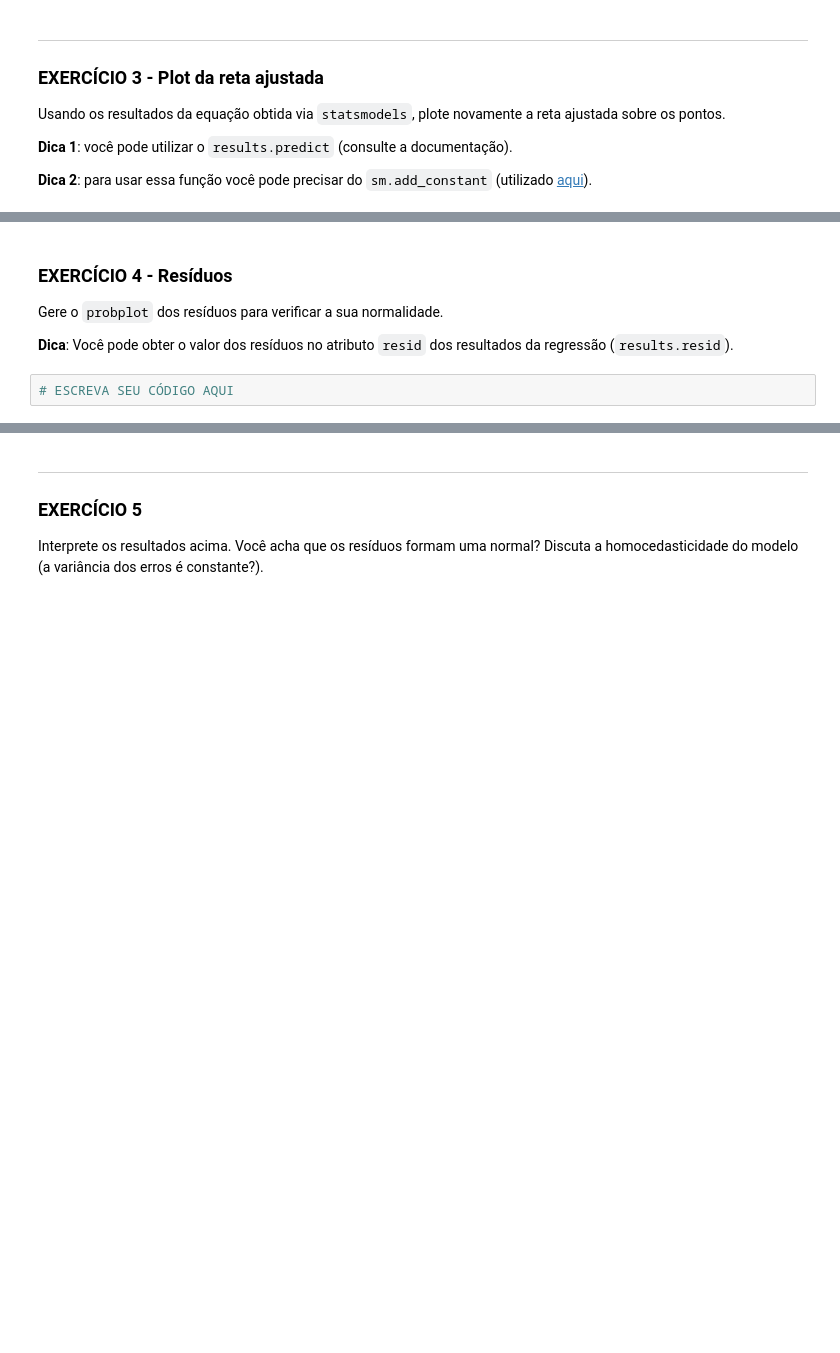
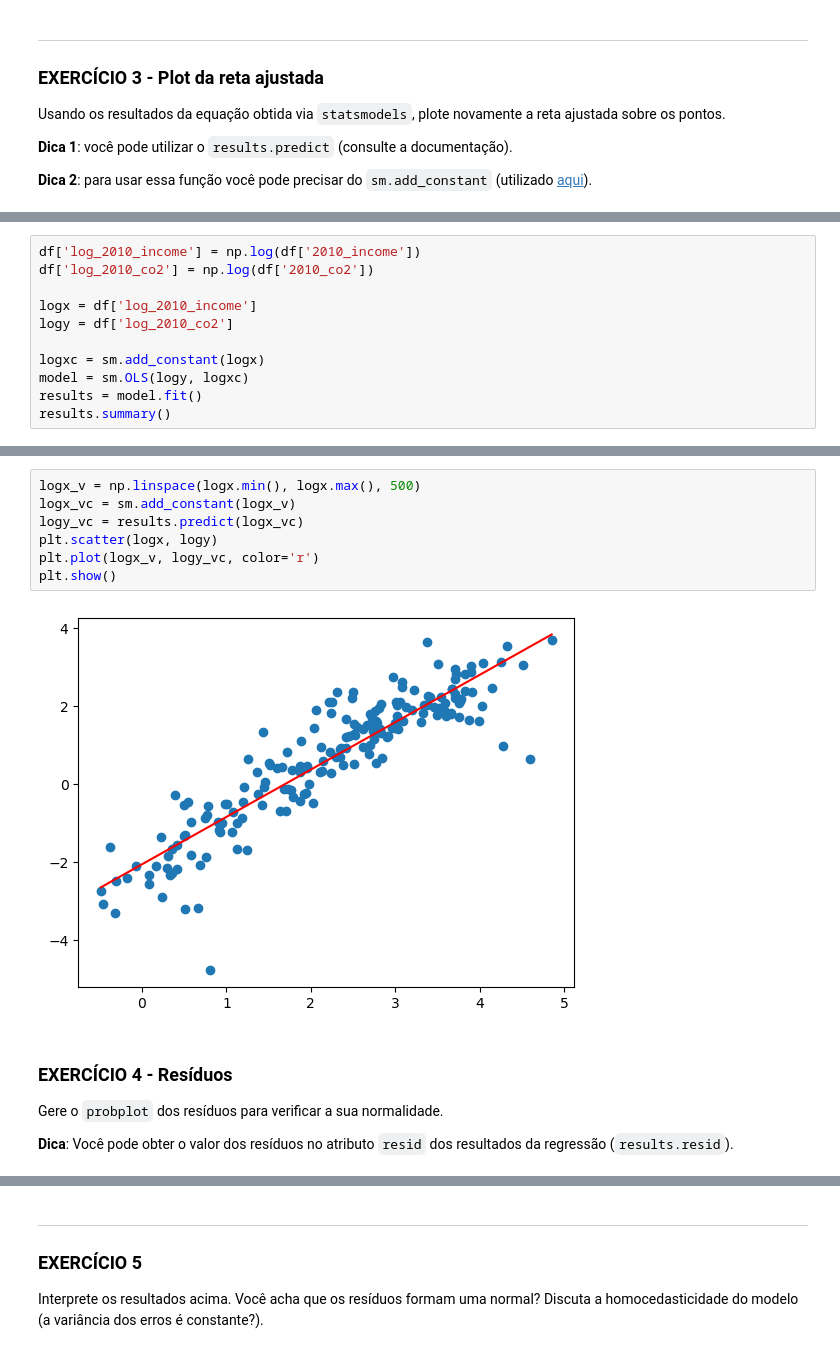
Before and after one commit to thevitorhideki/cdados, a Jupyter notebook: atividades/Aula24_Atividade_RegressaoSimples.ipynb, the cells around one changed output, grey strips where cells are left out. Cells and saved outputs as stored; diff of their text form; blank space fills up the shorter version.

```diff
--- a/atividades/Aula24_Atividade_RegressaoSimples.ipynb
+++ b/atividades/Aula24_Atividade_RegressaoSimples.ipynb
@@ -344,0 +343,11 @@ Usando os resultados da equação obtida via `statsmodels`, plote novamente a re
+# %%
+df['log_2010_income'] = np.log(df['2010_income'])
+df['log_2010_co2'] = np.log(df['2010_co2'])
+
+logx = df['log_2010_income']
+logy = df['log_2010_co2']
+
+logxc = sm.add_constant(logx)
+model = sm.OLS(logy, logxc)
+results = model.fit()
+results.summary()
@@ -345,3 +374,12 @@ Usando os resultados da equação obtida via `statsmodels`, plote novamente a re
+# %%
+logx_v = np.linspace(logx.min(), logx.max(), 500)
+logx_vc = sm.add_constant(logx_v)
+logy_vc = results.predict(logx_vc)
+plt.scatter(logx, logy)
+plt.plot(logx_v, logy_vc, color='r')
+plt.show()
+# %% [output]
+[figure, added]
 # %% [markdown]
 <div id="ex4"></div>
 
@@ -350,5 +388,3 @@ Usando os resultados da equação obtida via `statsmodels`, plote novamente a re
 Gere o `probplot` dos resíduos para verificar a sua normalidade.
 
 **Dica**: Você pode obter o valor dos resíduos no atributo `resid` dos resultados da regressão (`results.resid`).
-# %%
-# ESCREVA SEU CÓDIGO AQUI
```
Also changed, not shown: parts of 9 cells of this notebook, 55 other files.
